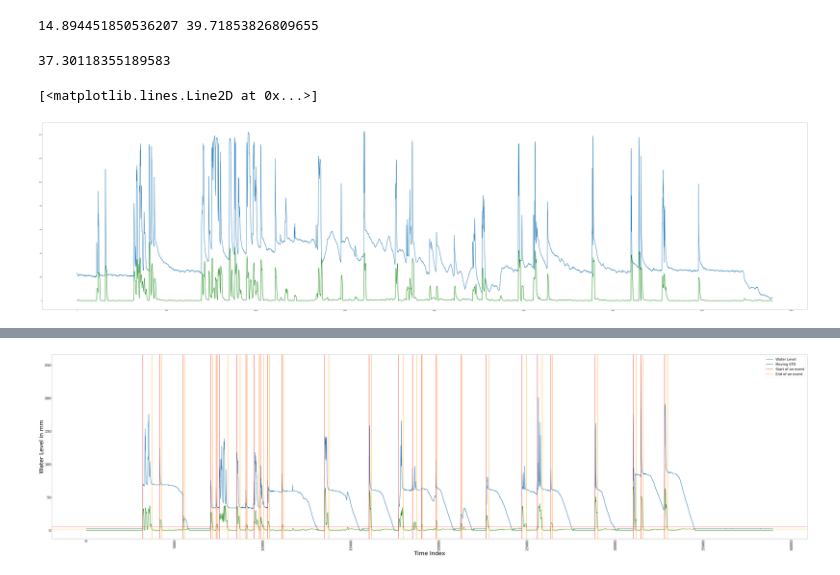
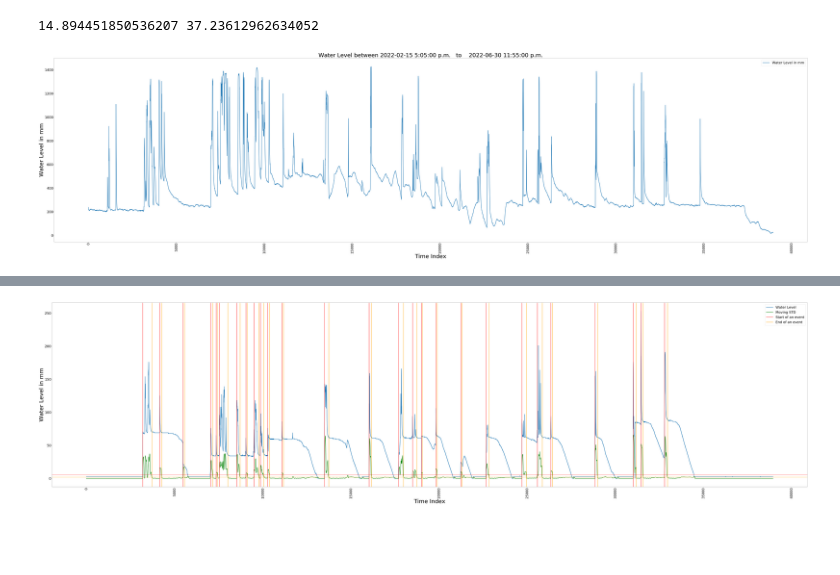
Before and after one commit to hasibum/m2pi22-Novion-Project, a Jupyter notebook: water_level_data.ipynb, the cells around one changed output, grey strips where cells are left out. Drawn from its saved outputs; the diff is of its cells as text; code cells hidden in the pictures; blank space fills up the shorter version.

```diff
--- a/water_level_data.ipynb
+++ b/water_level_data.ipynb
@@ -103,17 +98,20 @@ def moving_max(df,period_in_hour):
-# %%
-std_movA=moving_std(sADF,6)
-rng3pA=np.max(std_movA)*(3/100)
-rng8pA=np.max(std_movA)*(8/100)
-print(rng3pA,rng8pA)
-np.mean(std_movA)
-# %% [output]
-14.894451850536207 39.71853826809655
-37.30118355189583
-# %%
-plt.figure(figsize=(120, 30))
-plt.plot(wl_mmA,linewidth=3)
-plt.plot(std_movA,linewidth=3,color="green")
-# %% [output]
-[<matplotlib.lines.Line2D at 0x...>]
-[figure, removed]
+# %%
+std_movA=moving_std(sADF,6)
+rng3pA=np.max(std_movA)*(3/100)
+rng8pA=np.max(std_movA)*(7.5/100)
+print(rng3pA,rng8pA)
+#np.mean(std_movA)
+plt.figure(figsize=(120, 30))
+plt.plot(wl_mmA,linewidth=3,label="Water Level in mm")
+#plt.plot(std_movA,linewidth=3,color="green")
+plt.xlabel('Time Index',fontsize=50)
+plt.ylabel('Water Level in mm',fontsize=50)
+plt.tick_params(axis='x',labelsize=30,rotation=90)
+plt.tick_params(axis='y',labelsize=30)
+plt.legend(loc = 'best',fontsize=30)
+plt.title("Water Level between "+sADF["Timestamp"][0]+"   to    "+sADF["Timestamp"][sADF.shape[0]-1],fontsize=50)
+plt.show()
+# %% [output]
+14.894451850536207 37.23612962634052
+[figure, added]
 # %%
```
Also changed, not shown: parts of 19 cells of this notebook.
